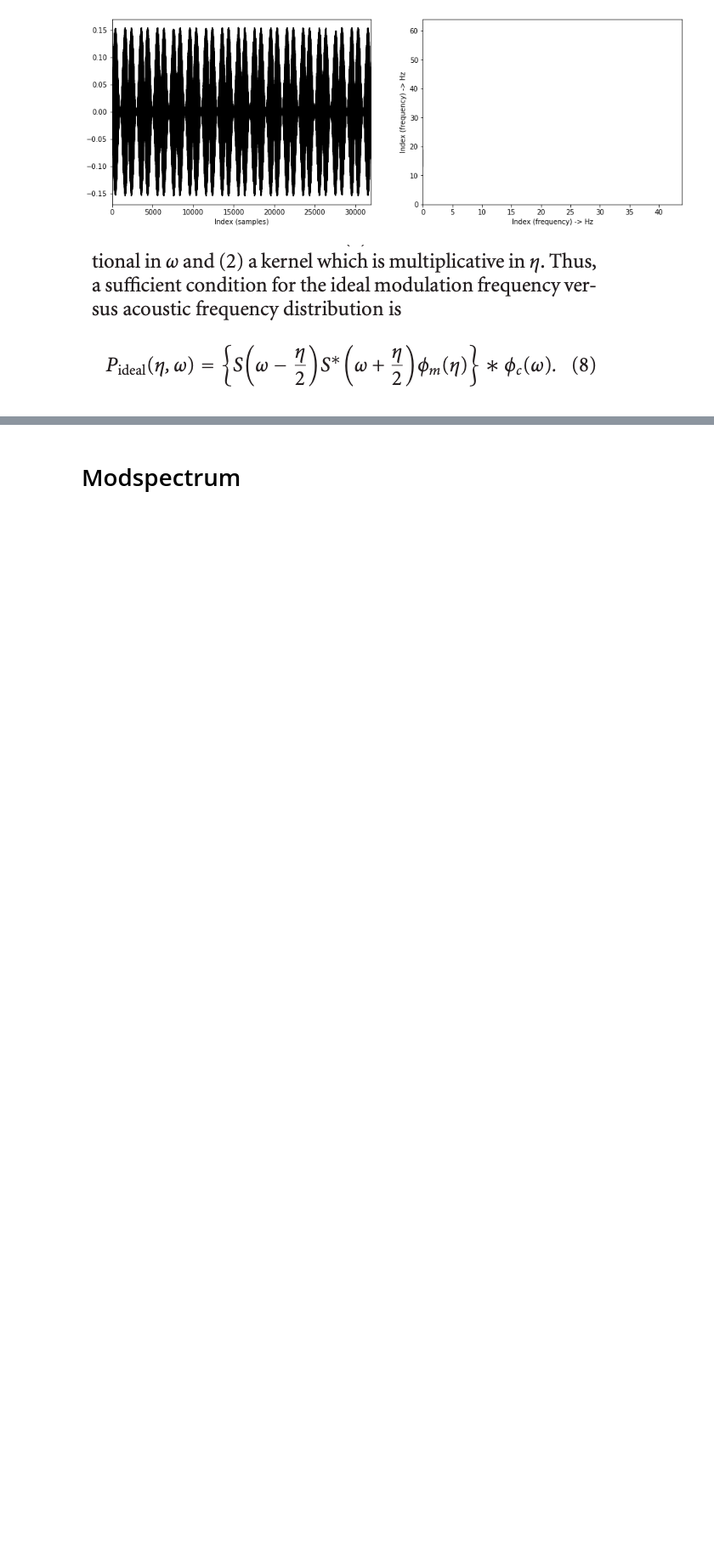
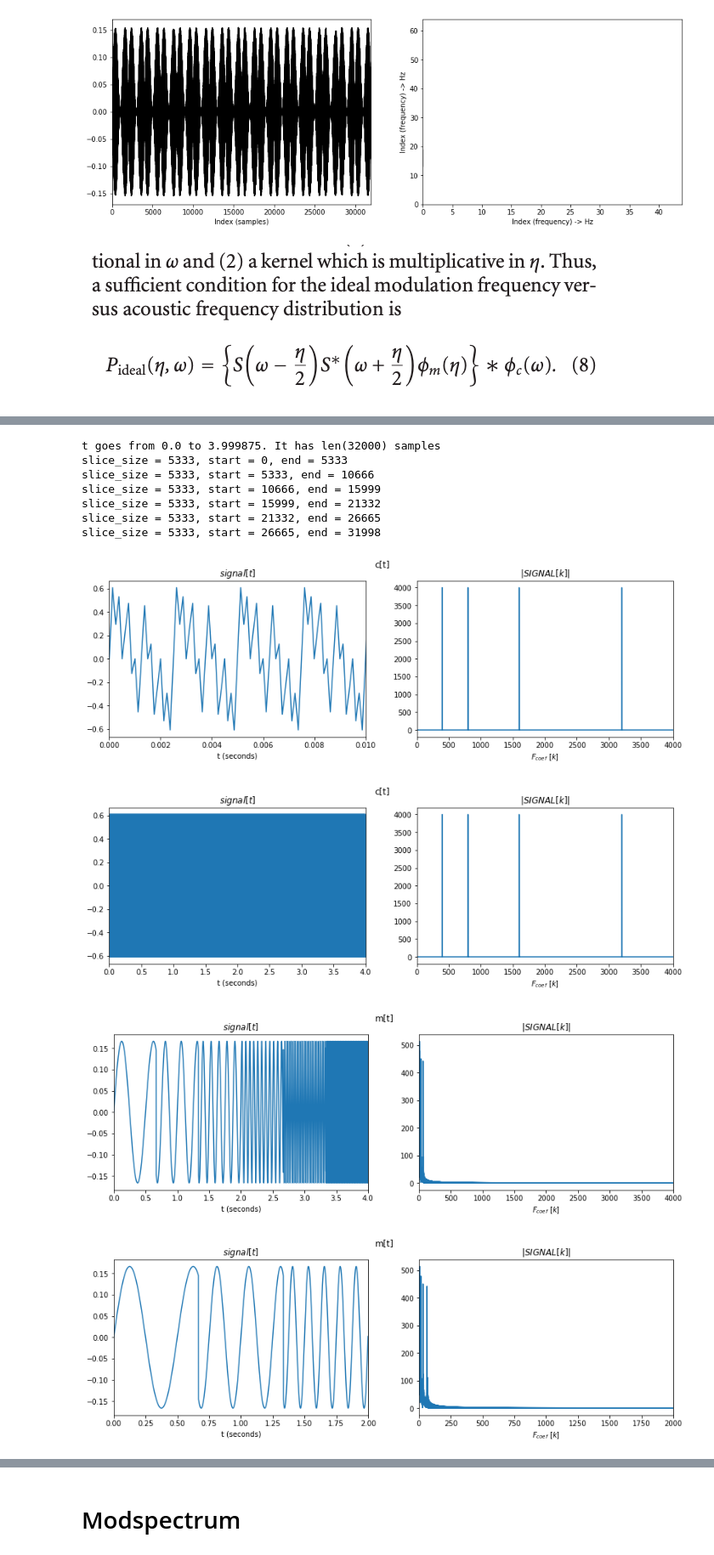
Before and after one commit to miguelfs/mod_specgram, a Jupyter notebook: poc_tcc.ipynb, the cells around one changed output, grey strips where cells are left out. Shown at 85% size. Cells and saved outputs as stored; diff of their text form; code cells hidden in the pictures; blank space fills up the shorter version.

Commit message:
create new modulated signal

```diff
--- a/poc_tcc.ipynb
+++ b/poc_tcc.ipynb
@@ -299,0 +302,40 @@ X.shape = (2048, 3745)
+# %%
+fs = 8000
+N = 4*fs
+modFreq = [2, 4, 8, 16, 32, 64]
+carrFreq = [400, 800, 1600, 3200]
+t = np.arange(N) / fs
+print(f"t goes from {t[0]} to {t[-1]}. It has len({32000}) samples")
+carrier = np.zeros(shape=(len(t)))
+for frequency in carrFreq:
+    carrier = carrier + (1/len(carrFreq)) * np.sin(2*np.pi*frequency*t)
+slice_size = int(N/len(modFreq))
+modulator = np.zeros(shape=(len(t)))
+for index, frequency in enumerate(modFreq):
+    start = slice_size * index
+    end = slice_size*index + slice_size
+    print(f'slice_size = {slice_size}, start = {start}, end = {end}')
+    modulator[start:end] = modulator[start:end] + (1/len(modFreq)) * np.sin(2*np.pi*frequency*t[start:end])
+signal = carrier * modulator
+signal_fft = abs(fft(modulator))
+coef = np.arange(signal.shape[0]) * fs / N
+
+plot_signal(carrier, t, coef, 0.01, 4000, 'c[t]', 'signal')
+plot_signal(carrier, t, coef, 4, 4000, 'c[t]', 'signal')
+plot_signal(modulator, t, coef, 4, 4000, 'm[t]', 'signal')
+plot_signal(modulator, t, coef, 2, 2000, 'm[t]', 'signal')
+plot_signal(modulator, t, coef, 4, 100, 'm[t]', 'signal')
+plot_signal(signal, t, coef, 4, 4000, 'signal = c[t] * m[t]', 'signal')
+plot_signal(signal, t, coef, 4, 500, 'signal = c[t] * m[t]', 'signal')
+# %% [output]
+t goes from 0.0 to 3.999875. It has len(32000) samples
+slice_size = 5333, start = 0, end = 5333
+slice_size = 5333, start = 5333, end = 10666
+slice_size = 5333, start = 10666, end = 15999
+slice_size = 5333, start = 15999, end = 21332
+slice_size = 5333, start = 21332, end = 26665
+slice_size = 5333, start = 26665, end = 31998
+[figure, added]
+[figure, added]
+[figure, added]
+[figure, added]
```
Also changed, not shown: parts of 10 cells of this notebook.
